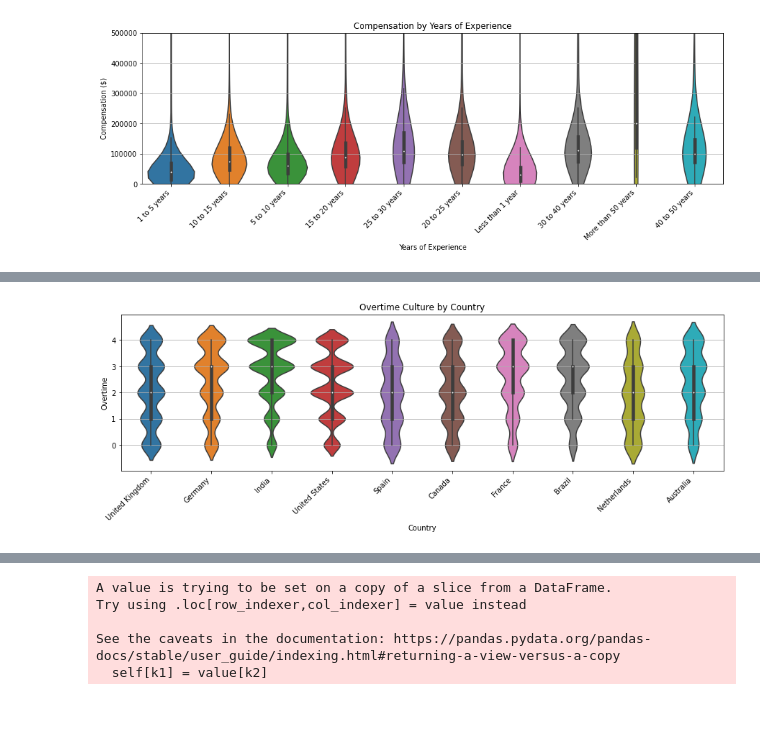
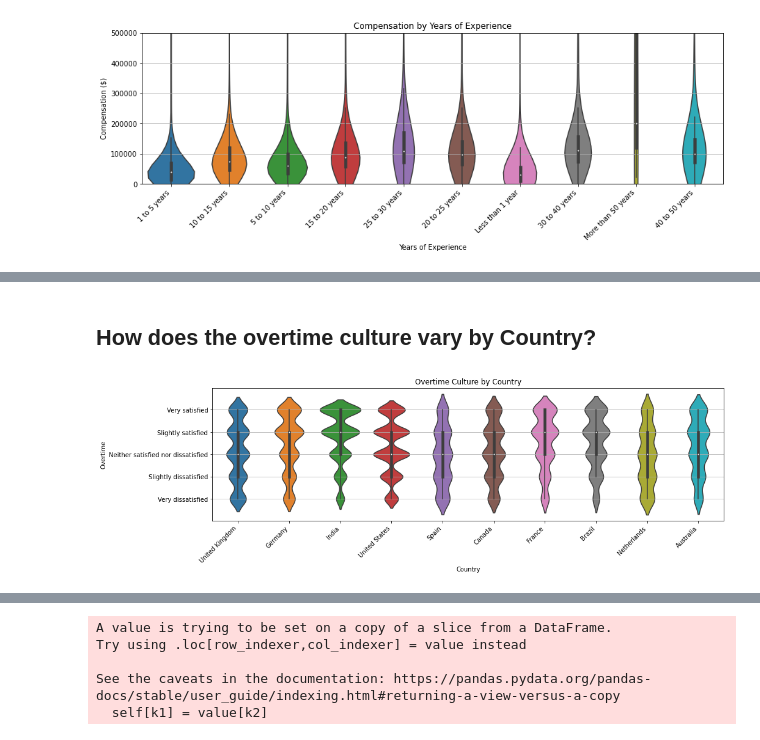
Before and after one commit to abhinavrohatgi30/stackoverflow-2020-dev-survey-analysis, a Jupyter notebook: StackOverFlow-Survey-Analysis.ipynb, the cells around one changed output, grey strips where cells are left out. Cells and saved outputs as stored; diff of their text form; code cells hidden in the pictures; blank space fills up the shorter version.

```diff
--- a/StackOverFlow-Survey-Analysis.ipynb
+++ b/StackOverFlow-Survey-Analysis.ipynb
@@ -341,18 +309,19 @@ plt.show()
+# %% [markdown]
+## How does the overtime culture vary by Country?
 # %%
 fig, axes = plt.subplots()
-# plot violin. 'Scenario' is according to x axis,
-# 'LMP' is y axis, data is your dataframe. ax - is axes instance
 sns.violinplot('Country','OvertimeScore', data=df_devs[df_devs.Country.isin(df_devs.Country.value_counts()[:10].index)], ax = axes)
 axes.set_title('Overtime Culture by Country')
 
 axes.yaxis.grid(True)
 axes.set_xlabel('Country')
 axes.set_ylabel('Overtime')
+axes.set_yticklabels(["Very dissatisfied","Slightly dissatisfied","Neither satisfied nor dissatisfied","Slightly satisfied","Very satisfied"])
 
 fig.set_figwidth(15)
 plt.yticks([0,1,2,3,4])
 plt.xticks(rotation=45,
         horizontalalignment="right")
 plt.show()
 # %% [output]
-[figure, old version]
+[figure, new version]
```
Also changed, not shown: parts of 47 cells of this notebook.
